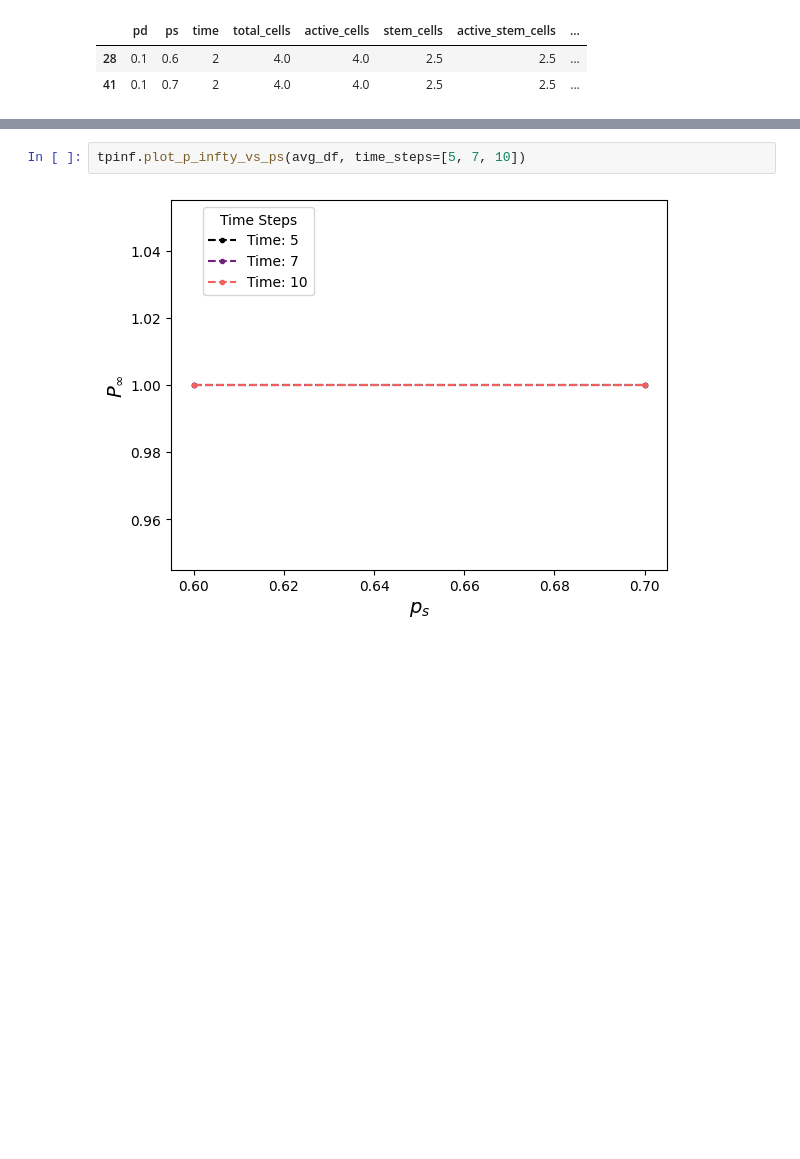
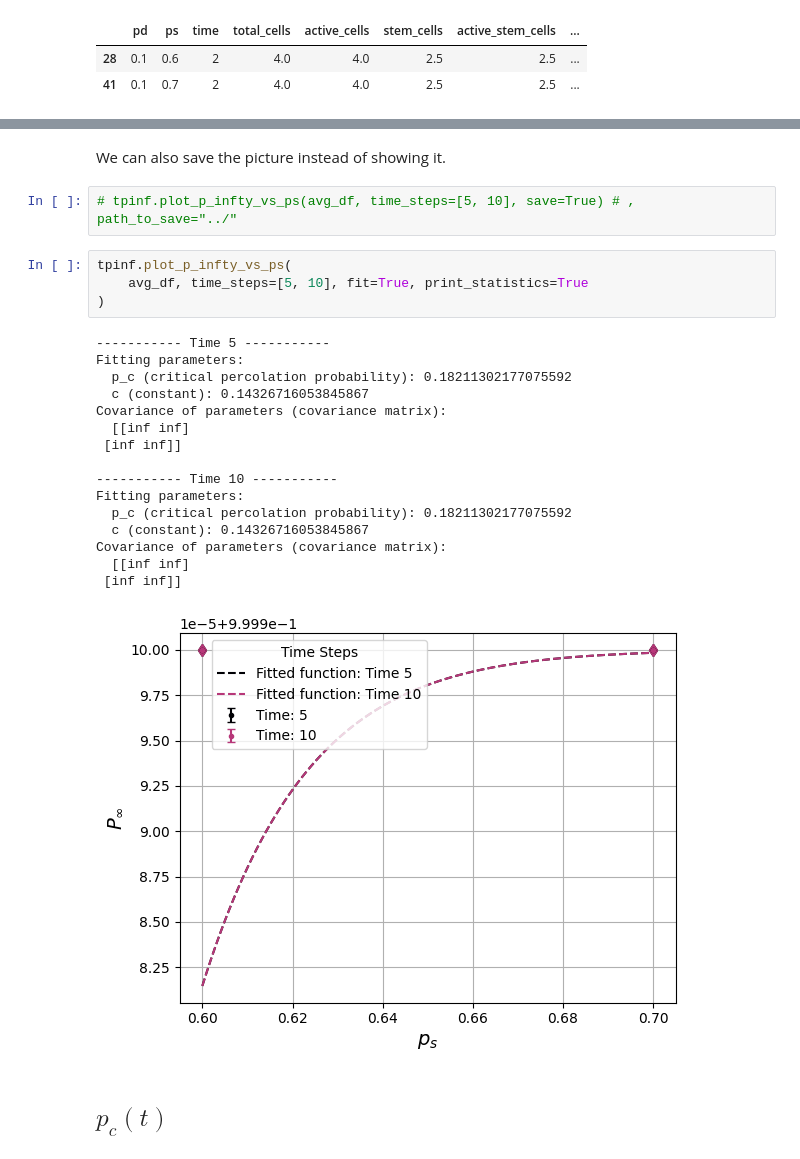
Before and after one commit to JeroFotinos/tumorsphere_culture, a Jupyter notebook: examples/plotting_dev/plotting_examples.ipynb, the cells around one changed output, grey strips where cells are left out. Saved outputs shown, nothing was run; the diff lists cells and outputs as text; blank space fills up the shorter version.

```diff
--- a/examples/plotting_dev/plotting_examples.ipynb
+++ b/examples/plotting_dev/plotting_examples.ipynb
@@ -163,4 +191,27 @@ avg_df.loc[(avg_df["time"] == 2) & (avg_df["pd"] == 0.1)]
+# %% [markdown]
+We can also save the picture instead of showing it.
+# %%
+# tpinf.plot_p_infty_vs_ps(avg_df, time_steps=[5, 10], save=True) # , path_to_save="../"
 # %%
-tpinf.plot_p_infty_vs_ps(avg_df, time_steps=[5, 7, 10])
+tpinf.plot_p_infty_vs_ps(
+    avg_df, time_steps=[5, 10], fit=True, print_statistics=True
+)
 # %% [output]
+----------- Time 5 -----------
+Fitting parameters:
+  p_c (critical percolation probability): 0.18211302177075592
+  c (constant): 0.14326716053845867
+Covariance of parameters (covariance matrix):
+  [[inf inf]
+ [inf inf]]
+
+----------- Time 10 -----------
+Fitting parameters:
+  p_c (critical percolation probability): 0.18211302177075592
+  c (constant): 0.14326716053845867
+Covariance of parameters (covariance matrix):
+  [[inf inf]
+ [inf inf]]
-[figure, old version]
+[figure, new version]
+# %% [markdown]
+## $p_c(t)$
```
Also changed, not shown: parts of 12 cells of this notebook, 1 other file.
